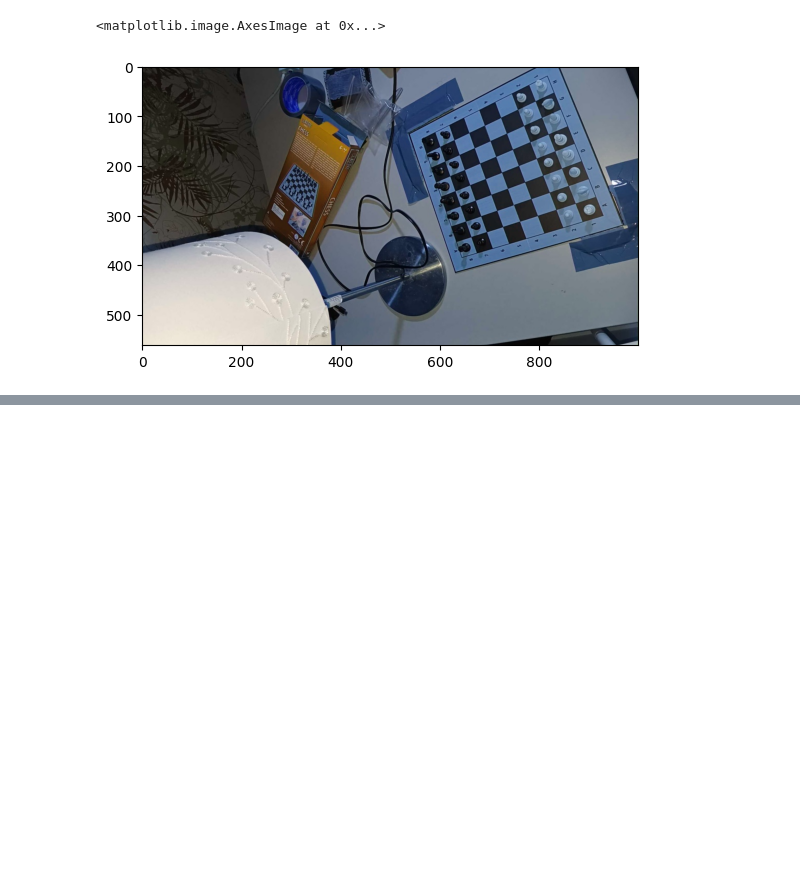
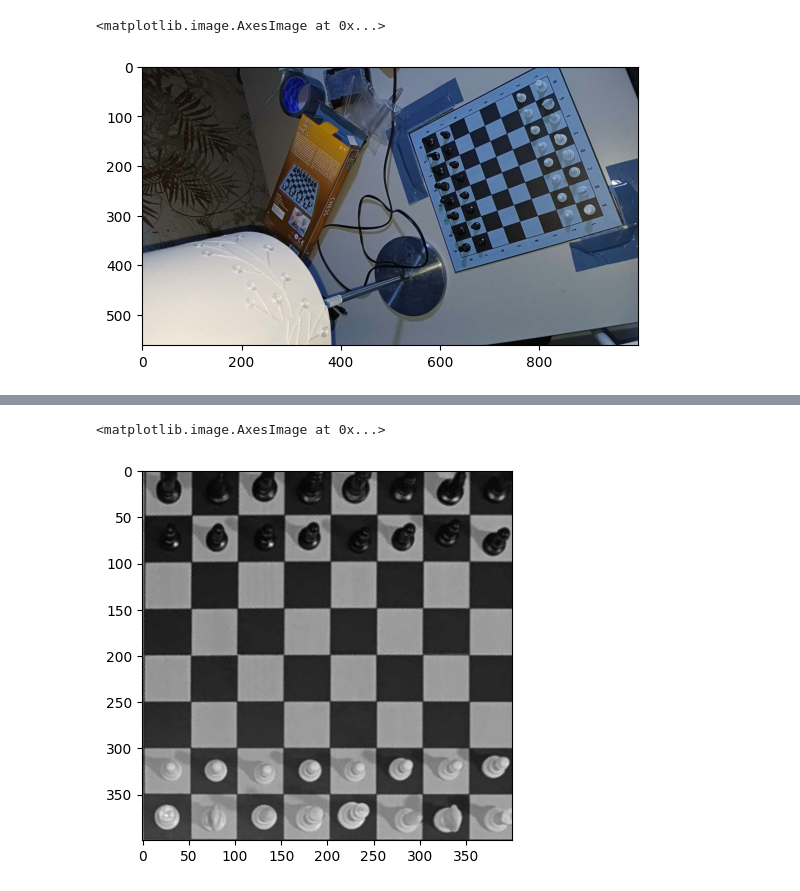
Before and after one commit to S-Arbor/fried-liver-otb, a Jupyter notebook: piece_detection.ipynb, the cells around one changed output, grey strips where cells are left out. Cells and saved outputs as stored; diff of their text form; code cells hidden in the pictures; blank space fills up the shorter version.

```diff
--- a/piece_detection.ipynb
+++ b/piece_detection.ipynb
@@ -10,0 +22,7 @@ plt.imshow(img_raw)
+# %%
+board = cv2.imread("resources/nighttime_desk_capture_clean.jpg")
+grey = cv2.cvtColor(board, cv2.COLOR_BGR2GRAY)
+plt.imshow(grey, cmap="grey")
+# %% [output]
+<matplotlib.image.AxesImage at 0x...>
+[figure, added]
```
Also changed, not shown: parts of 6 cells of this notebook, 1 other file.
